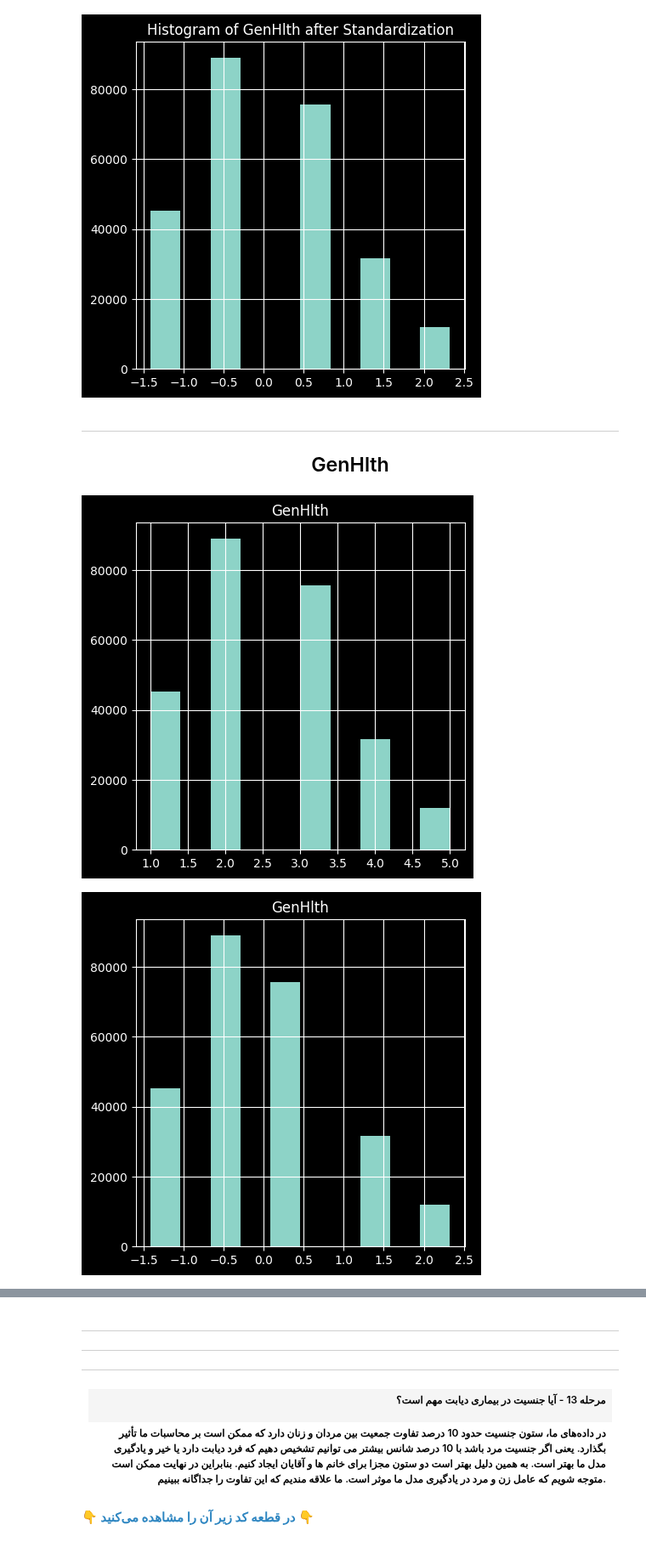
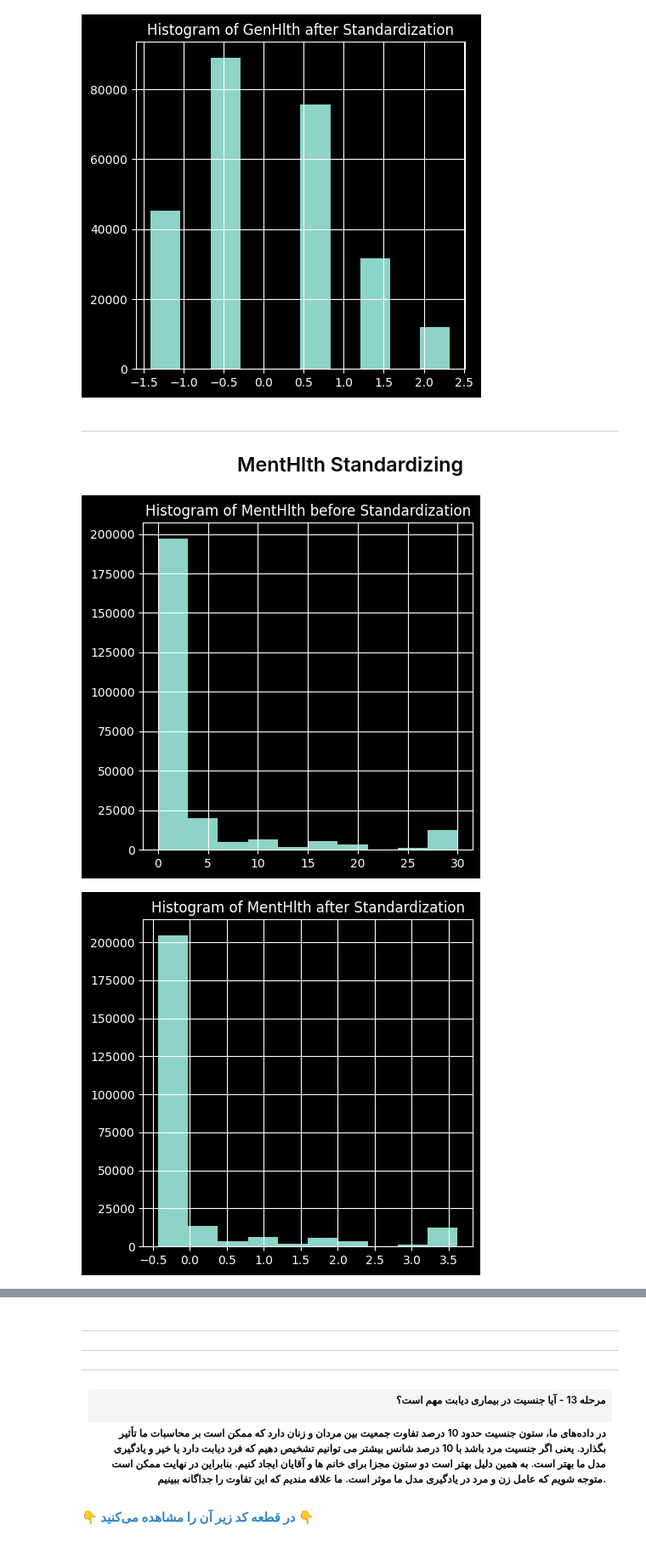
Before and after one commit to imsalione/Diabetes, a Jupyter notebook: diabetes.ipynb, the cells around one changed output, grey strips where cells are left out. Shown at 85% size. Drawn from its saved outputs; the diff is of its cells as text; code cells hidden in the pictures.

Commit message:
define methode for Standardizing

```diff
--- a/diabetes.ipynb
+++ b/diabetes.ipynb
@@ -283,25 +299,12 @@ df = plot_and_standardize_column(df, "GenHlth")
 # %% [markdown]
 ***
 
-<h2 style="align: center; text-align: center"> GenHlth </h2>
+<h2 style="align: center; text-align: center"> MentHlth Standardizing </h2>
-# %%
-import pandas as pd
-import matplotlib.pyplot as plt
-from sklearn.preprocessing import StandardScaler
-
-# Displaying the histogram of the 'BMI' column before standardization
-df.hist(column="GenHlth", figsize=(5, 5))
-
-# Standardizing the 'BMI' column
-scaler = StandardScaler()
-df["GenHlth"] = scaler.fit_transform(df[["GenHlth"]])
-
-# Displaying the histogram of the 'BMI' column after standardization
-df.hist(column="GenHlth", figsize=(5, 5))
-plt.show()
-# %% [output]
-[figure, removed]
-[figure, removed]
+# %%
+df = plot_and_standardize_column(df, "MentHlth")
+# %% [output]
+[figure, added]
+[figure, added]
 # %% [markdown]
 ***
 
```
Also changed, not shown: parts of 13 cells of this notebook.
